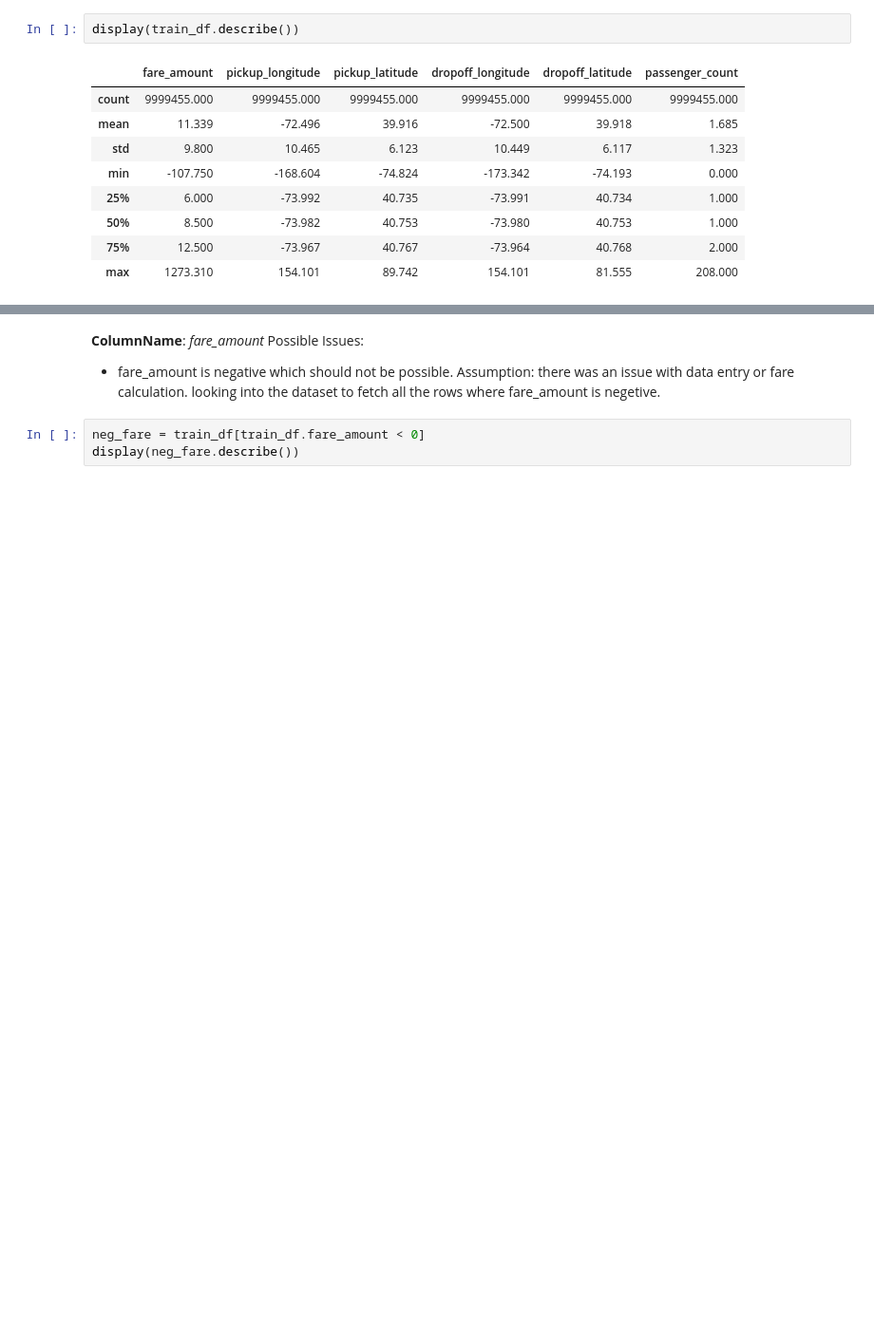
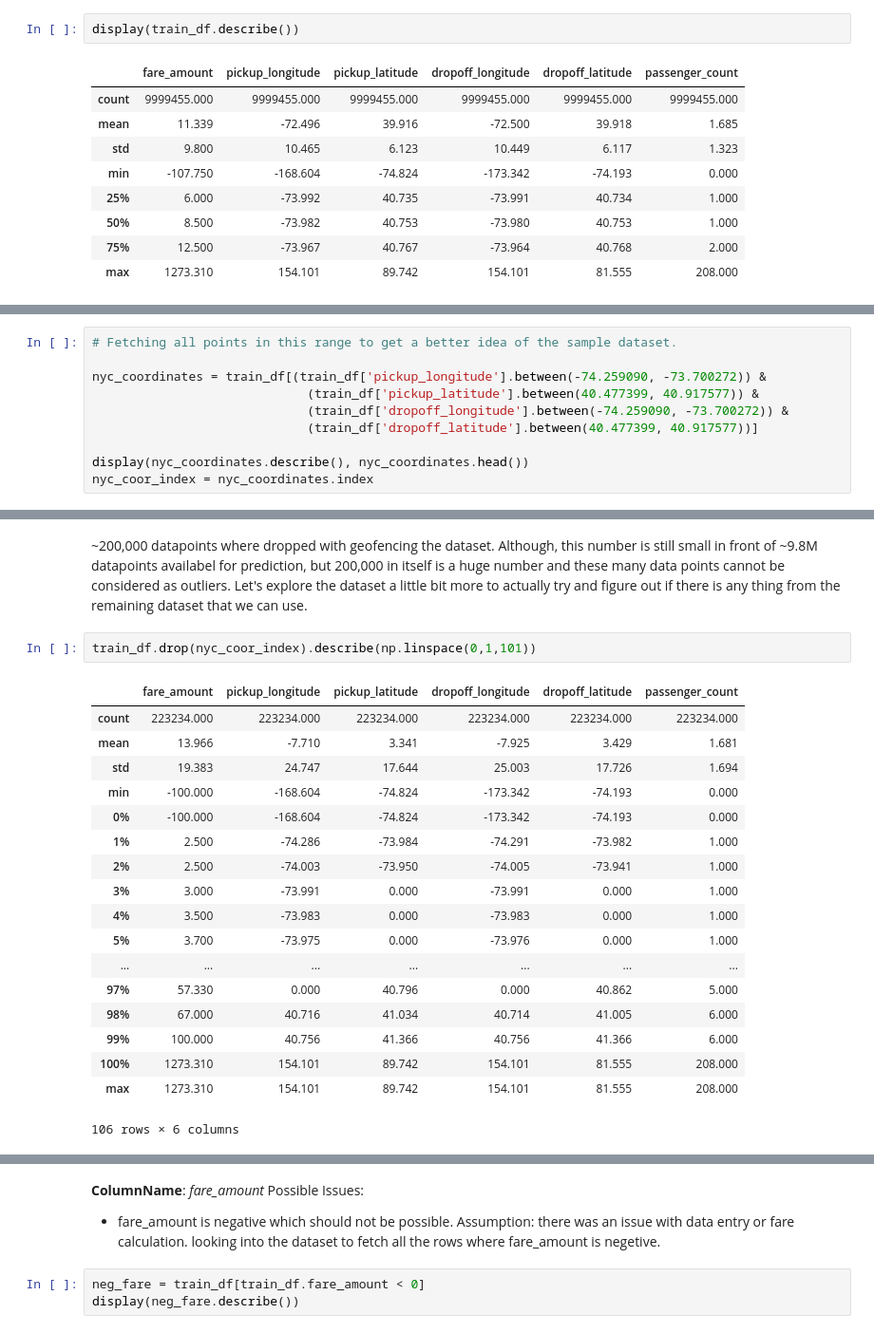
Before and after one commit to vlokwani/new-york-taxi-fare-prediction, a Jupyter notebook: Notebook/data-cleanup.ipynb, the cells around one changed output, grey strips where cells are left out. Shown: that part at 95% size. Saved outputs shown, nothing was run; the diff lists cells and outputs as text; blank space fills up the shorter version.

Commit message:
Adds geofencing for NYC

```diff
--- a/Notebook/data-cleanup.ipynb
+++ b/Notebook/data-cleanup.ipynb
@@ -140,0 +147,10 @@ display(train_df.describe())
+# %%
+# Fetching all points in this range to get a better idea of the sample dataset.
+
+nyc_coordinates = train_df[(train_df['pickup_longitude'].between(-74.259090, -73.700272)) &
+                             (train_df['pickup_latitude'].between(40.477399, 40.917577)) &
+                             (train_df['dropoff_longitude'].between(-74.259090, -73.700272)) &
+                             (train_df['dropoff_latitude'].between(40.477399, 40.917577))]
+
+display(nyc_coordinates.describe(), nyc_coordinates.head())
+nyc_coor_index = nyc_coordinates.index
@@ -140,0 +174,23 @@ display(train_df.describe())
+# %% [markdown]
+~200,000 datapoints where dropped with geofencing the dataset. Although, this number is still small in front of ~9.8M datapoints availabel for prediction, but 200,000 in itself is a huge number and these many data points cannot be considered as outliers. Let's explore the dataset a little bit more to actually try and figure out if there is any thing from the remaining dataset that we can use.
+# %%
+train_df.drop(nyc_coor_index).describe(np.linspace(0,1,101))
+# %% [output]
+|  | fare_amount | pickup_longitude | pickup_latitude | dropoff_longitude | dropoff_latitude | passenger_count |
+| count | 223234.000 | 223234.000 | 223234.000 | 223234.000 | 223234.000 | 223234.000 |
+| mean | 13.966 | -7.710 | 3.341 | -7.925 | 3.429 | 1.681 |
+| std | 19.383 | 24.747 | 17.644 | 25.003 | 17.726 | 1.694 |
+| min | -100.000 | -168.604 | -74.824 | -173.342 | -74.193 | 0.000 |
+| 0% | -100.000 | -168.604 | -74.824 | -173.342 | -74.193 | 0.000 |
+| 1% | 2.500 | -74.286 | -73.984 | -74.291 | -73.982 | 1.000 |
+| 2% | 2.500 | -74.003 | -73.950 | -74.005 | -73.941 | 1.000 |
+| 3% | 3.000 | -73.991 | 0.000 | -73.991 | 0.000 | 1.000 |
+| 4% | 3.500 | -73.983 | 0.000 | -73.983 | 0.000 | 1.000 |
+| 5% | 3.700 | -73.975 | 0.000 | -73.976 | 0.000 | 1.000 |
+| ... | ... | ... | ... | ... | ... | ... |
+| 97% | 57.330 | 0.000 | 40.796 | 0.000 | 40.862 | 5.000 |
+| 98% | 67.000 | 40.716 | 41.034 | 40.714 | 41.005 | 6.000 |
+| 99% | 100.000 | 40.756 | 41.366 | 40.756 | 41.366 | 6.000 |
+| 100% | 1273.310 | 154.101 | 89.742 | 154.101 | 81.555 | 208.000 |
+| max | 1273.310 | 154.101 | 89.742 | 154.101 | 81.555 | 208.000 |
+106 rows × 6 columns
```
Also changed, not shown: parts of 9 cells of this notebook.
